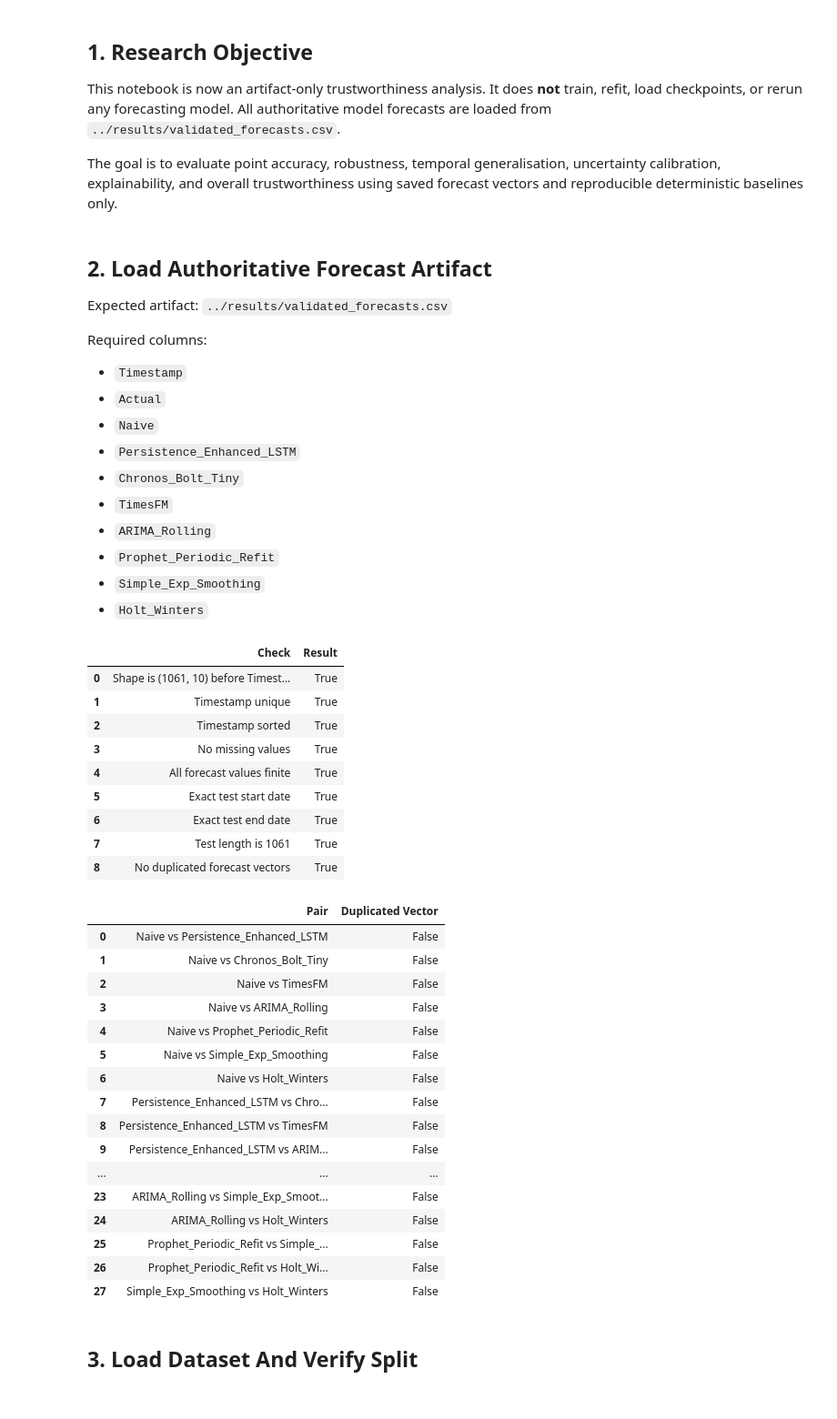
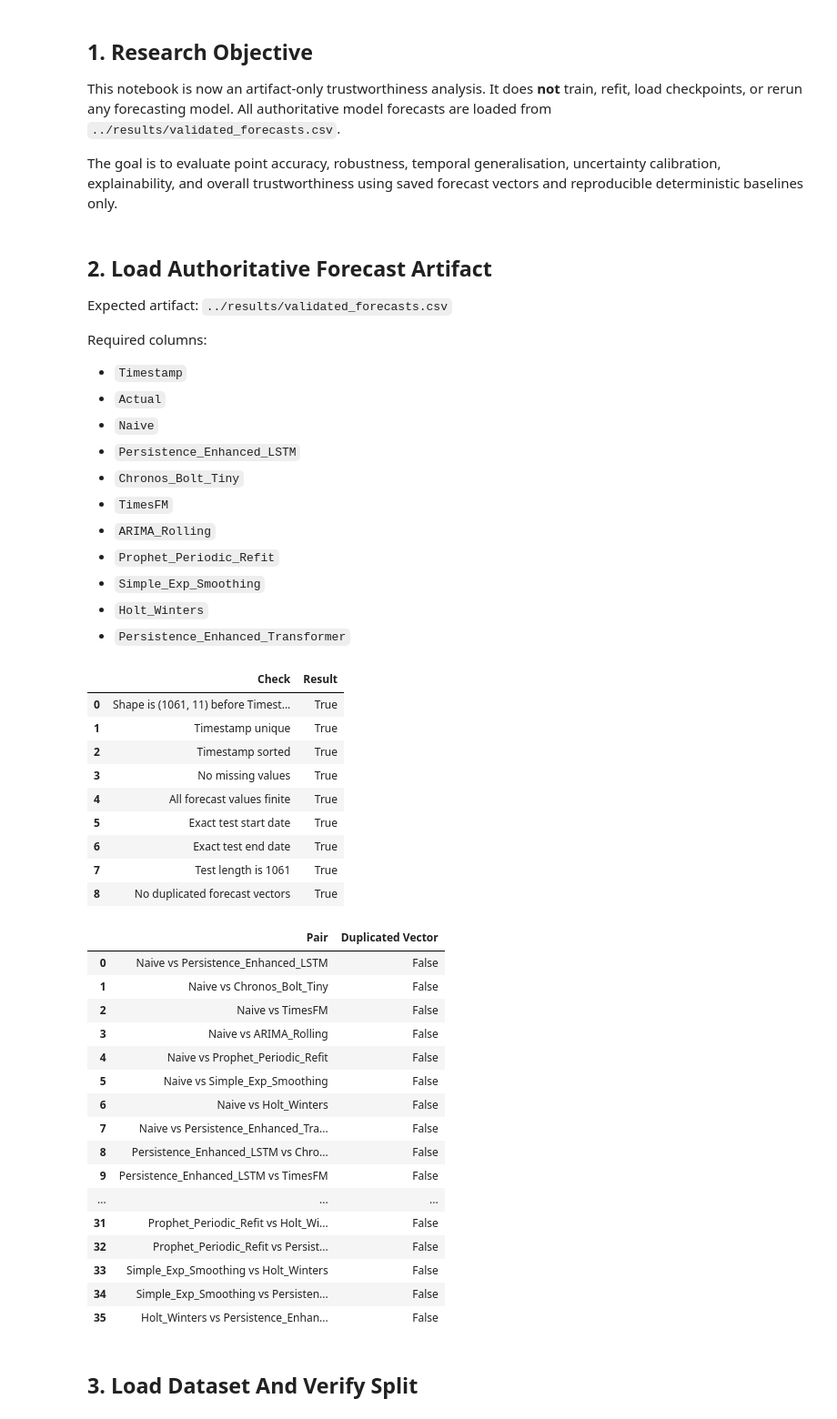
Before and after one commit to mdsoadsolaiman/Time-Series-Foundation-Models, a Jupyter notebook: notebooks/06_Trustworthiness.ipynb, the cells around one changed output. Shown at 91% size. Cells and saved outputs as stored; diff of their text form; code cells hidden in the pictures.

```diff
--- a/notebooks/06_Trustworthiness.ipynb
+++ b/notebooks/06_Trustworthiness.ipynb
@@ -45,6 +45,7 @@ Required columns:
 - `Prophet_Periodic_Refit`
 - `Simple_Exp_Smoothing`
 - `Holt_Winters`
+- `Persistence_Enhanced_Transformer`
 # %%
 forecast_artifact_path = PROJECT_ROOT / "results" / "validated_forecasts.csv"
 forecast_results = pd.read_csv(forecast_artifact_path, parse_dates=["Timestamp"])
@@ -60,6 +61,7 @@ expected_columns = [
     "Prophet_Periodic_Refit",
     "Simple_Exp_Smoothing",
     "Holt_Winters",
+    "Persistence_Enhanced_Transformer",
 ]
 
 missing_columns = [column for column in expected_columns if column not in forecast_results.columns]
@@ -74,7 +76,7 @@ value_columns = expected_columns[1:]
 
 artifact_validation = pd.DataFrame(
     [
-        {"Check": "Shape is (1061, 10) before Timestamp index", "Result": tuple(pd.read_csv(forecast_artifact_path).shape) == (1061, 10)},
+        {"Check": "Shape is (1061, 11) before Timestamp index", "Result": tuple(pd.read_csv(forecast_artifact_path).shape) == (1061, 11)},
         {"Check": "Timestamp unique", "Result": forecast_results.index.is_unique},
         {"Check": "Timestamp sorted", "Result": forecast_results.index.is_monotonic_increasing},
         {"Check": "No missing values", "Result": not forecast_results[value_columns].isna().any().any()},
@@ -94,43 +96,43 @@ for left_position, left_name in enumerate(model_vector_frame.columns):
                 "Pair": f"{left_name} vs {right_name}",
                 "Duplicated Vector": bool(model_vector_frame[left_name].equals(model_vector_frame[right_name])),
             }
         )
 duplicate_vector_check = pd.DataFrame(duplicate_vector_rows)
 artifact_validation.loc[len(artifact_validation)] = {
     "Check": "No duplicated forecast vectors",
     "Result": not duplicate_vector_check["Duplicated Vector"].any(),
 }
 
 display(artifact_validation)
 duplicate_vector_check
 # %% [output]
 |  | Check | Result |
-| 0 | Shape is (1061, 10) before Timest... | True |
+| 0 | Shape is (1061, 11) before Timest... | True |
 | 1 | Timestamp unique | True |
 | 2 | Timestamp sorted | True |
 | 3 | No missing values | True |
 | 4 | All forecast values finite | True |
 | 5 | Exact test start date | True |
 | 6 | Exact test end date | True |
 | 7 | Test length is 1061 | True |
 | 8 | No duplicated forecast vectors | True |
 |  | Pair | Duplicated Vector |
 | 0 | Naive vs Persistence_Enhanced_LSTM | False |
 | 1 | Naive vs Chronos_Bolt_Tiny | False |
 | 2 | Naive vs TimesFM | False |
 | 3 | Naive vs ARIMA_Rolling | False |
 | 4 | Naive vs Prophet_Periodic_Refit | False |
 | 5 | Naive vs Simple_Exp_Smoothing | False |
 | 6 | Naive vs Holt_Winters | False |
-| 7 | Persistence_Enhanced_LSTM vs Chro... | False |
-| 8 | Persistence_Enhanced_LSTM vs TimesFM | False |
-| 9 | Persistence_Enhanced_LSTM vs ARIM... | False |
+| 7 | Naive vs Persistence_Enhanced_Tra... | False |
+| 8 | Persistence_Enhanced_LSTM vs Chro... | False |
+| 9 | Persistence_Enhanced_LSTM vs TimesFM | False |
 | ... | ... | ... |
-| 23 | ARIMA_Rolling vs Simple_Exp_Smoot... | False |
-| 24 | ARIMA_Rolling vs Holt_Winters | False |
-| 25 | Prophet_Periodic_Refit vs Simple_... | False |
-| 26 | Prophet_Periodic_Refit vs Holt_Wi... | False |
-| 27 | Simple_Exp_Smoothing vs Holt_Winters | False |
+| 31 | Prophet_Periodic_Refit vs Holt_Wi... | False |
+| 32 | Prophet_Periodic_Refit vs Persist... | False |
+| 33 | Simple_Exp_Smoothing vs Holt_Winters | False |
+| 34 | Simple_Exp_Smoothing vs Persisten... | False |
+| 35 | Holt_Winters vs Persistence_Enhan... | False |
 # %% [markdown]
 ## 3. Load Dataset And Verify Split
 # %%
```
Also changed, not shown: parts of 12 cells of this notebook, 9 other files.
